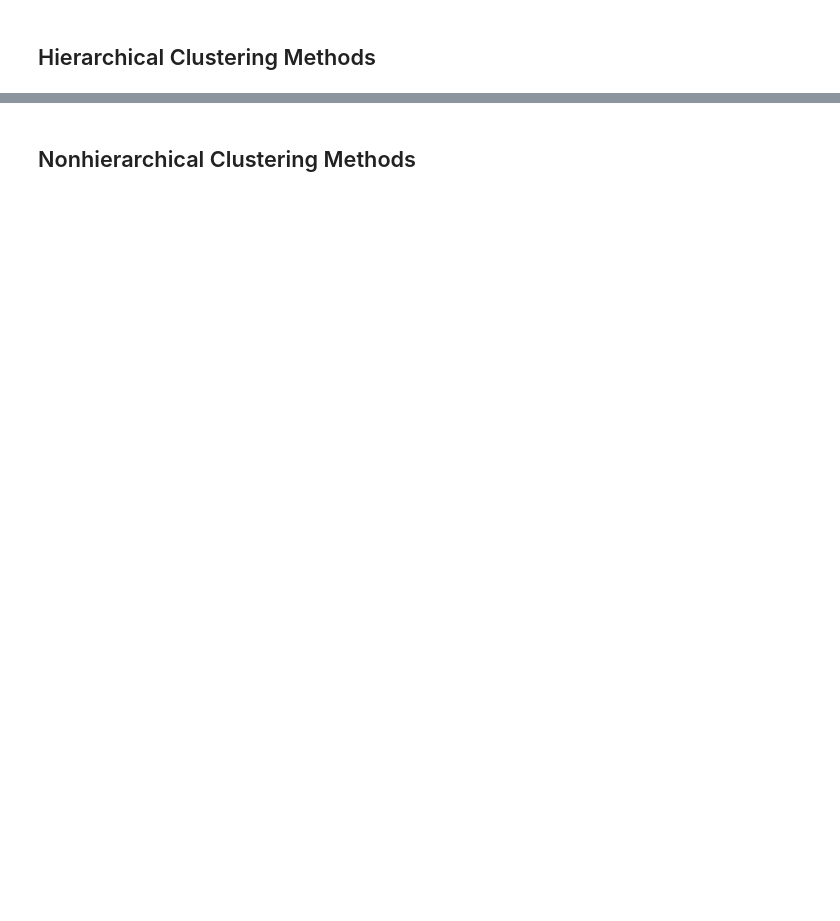
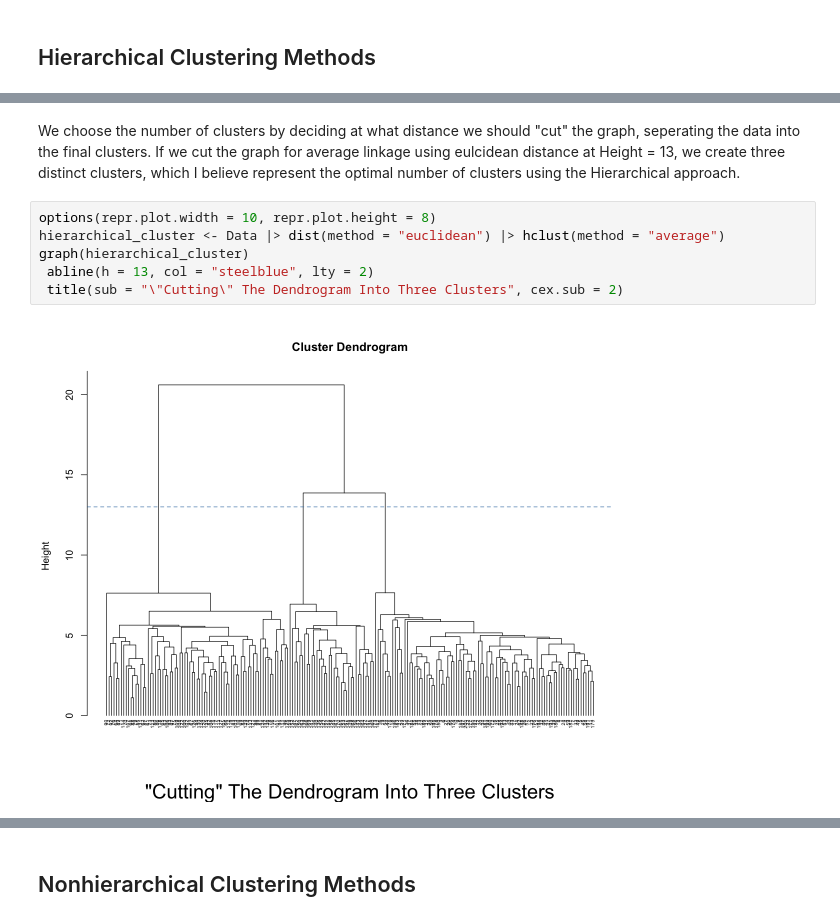
Before and after one commit to AlexWiigs/Code, a Jupyter notebook: STAT 553 Final/STAT_553_Question2.ipynb, the cells around one changed output, grey strips where cells are left out. Drawn from its saved outputs; the diff is of its cells as text; blank space fills up the shorter version.

```diff
--- a/STAT 553 Final/STAT_553_Question2.ipynb
+++ b/STAT 553 Final/STAT_553_Question2.ipynb
@@ -48,0 +90,10 @@ for (i in 1:length(cluster_method)) {
+# %% [markdown]
+We choose the number of clusters by deciding at what distance we should "cut" the graph, seperating the data into the final clusters. If we cut the graph for average linkage using eulcidean distance at Height = 13, we create three distinct clusters, which I believe represent the optimal number of clusters using the Hierarchical approach.
+# %%
+options(repr.plot.width = 10, repr.plot.height = 8)
+hierarchical_cluster <- Data |> dist(method = "euclidean") |> hclust(method = "average")
+graph(hierarchical_cluster)
+ abline(h = 13, col = "steelblue", lty = 2)
+ title(sub = "\"Cutting\" The Dendrogram Into Three Clusters", cex.sub = 2)
+# %% [output]
+[figure, added]
```
Also changed, not shown: parts of 26 cells of this notebook.
